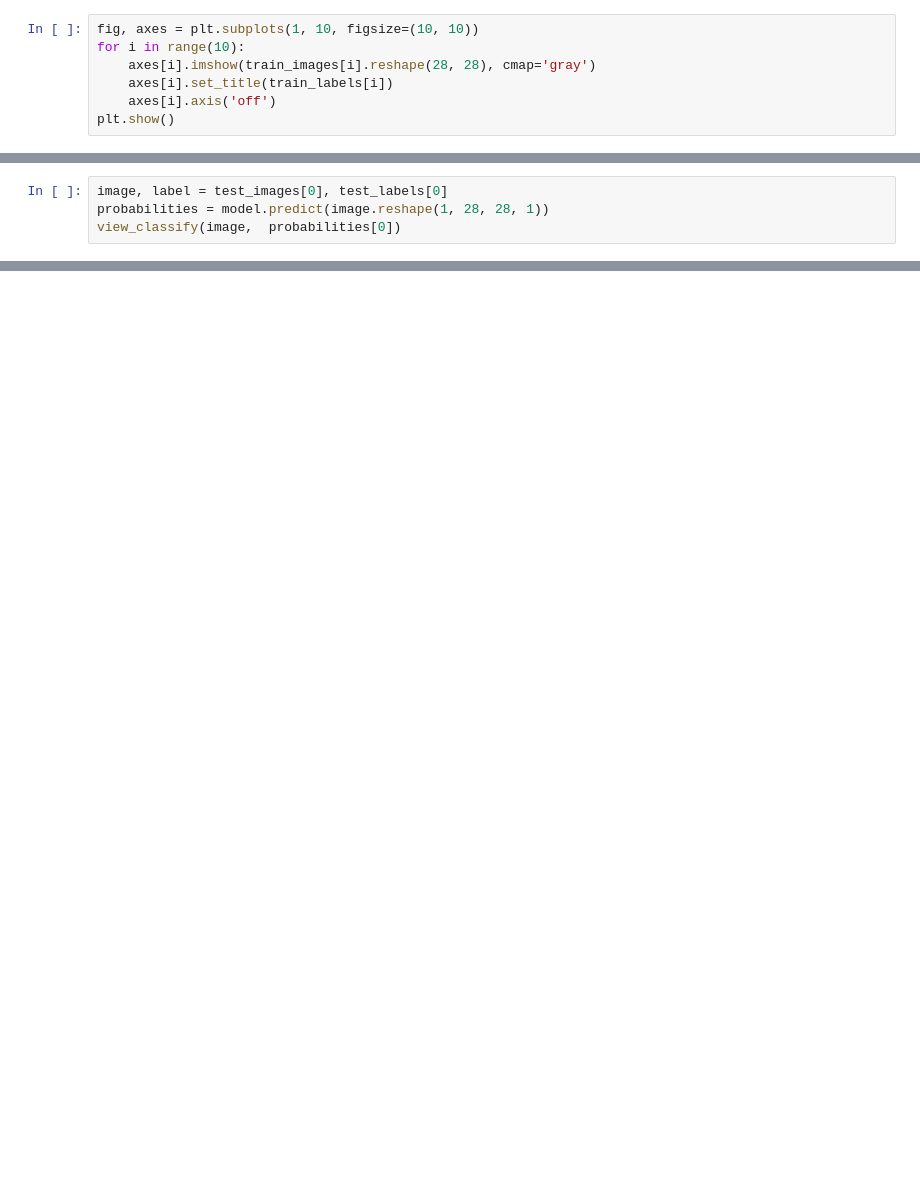
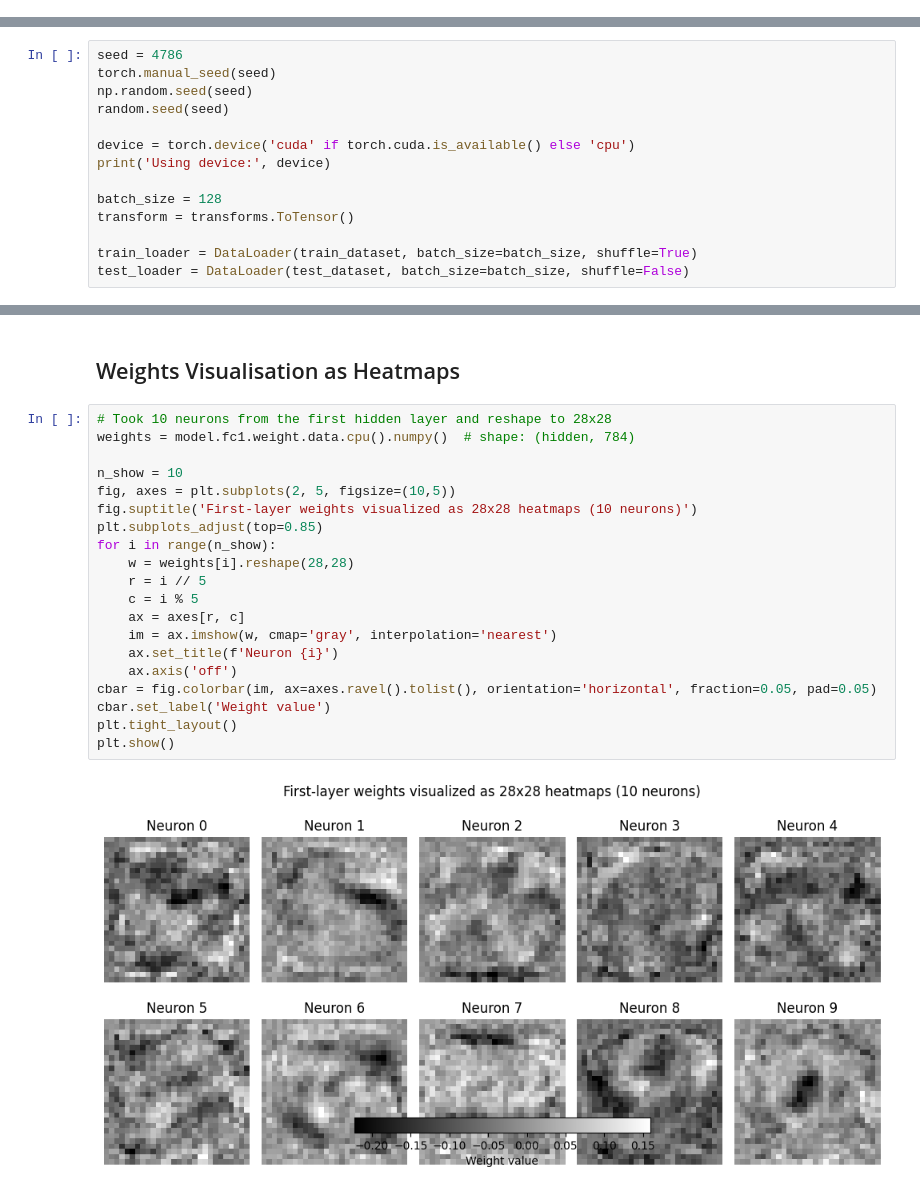
Before and after one commit to ANKIT0407/CS-671-Assignments, a Jupyter notebook: Assignment-1/Part-2.ipynb, the cells around one changed output, grey strips where cells are left out. Drawn from its saved outputs; the diff is of its cells as text; blank space fills up the shorter version.

```diff
--- a/Assignment-1/Part-2.ipynb
+++ b/Assignment-1/Part-2.ipynb
@@ -32,7 +0,0 @@ Shape of the images in the training dataset: (28, 28)
-# %%
-fig, axes = plt.subplots(1, 10, figsize=(10, 10))
-for i in range(10):
-    axes[i].imshow(train_images[i].reshape(28, 28), cmap='gray')
-    axes[i].set_title(train_labels[i])
-    axes[i].axis('off')
-plt.show()
@@ -83,4 +0,0 @@ def view_classify(image, probabilities):
-# %%
-image, label = test_images[0], test_labels[0]
-probabilities = model.predict(image.reshape(1, 28, 28, 1))
-view_classify(image,  probabilities[0])
@@ -95,0 +93,14 @@ Accuracy of the neural network on the 10000 test images: 97.65%
+# %%
+seed = 4786
+torch.manual_seed(seed)
+np.random.seed(seed)
+random.seed(seed)
+
+device = torch.device('cuda' if torch.cuda.is_available() else 'cpu')
+print('Using device:', device)
+
+batch_size = 128
+transform = transforms.ToTensor()
+
+train_loader = DataLoader(train_dataset, batch_size=batch_size, shuffle=True)
+test_loader = DataLoader(test_dataset, batch_size=batch_size, shuffle=False)
@@ -95,0 +186,24 @@ Accuracy of the neural network on the 10000 test images: 97.65%
+# %% [markdown]
+## Weights Visualisation as Heatmaps
+# %%
+# Took 10 neurons from the first hidden layer and reshape to 28x28
+weights = model.fc1.weight.data.cpu().numpy()  # shape: (hidden, 784)
+
+n_show = 10
+fig, axes = plt.subplots(2, 5, figsize=(10,5))
+fig.suptitle('First-layer weights visualized as 28x28 heatmaps (10 neurons)')
+plt.subplots_adjust(top=0.85)
+for i in range(n_show):
+    w = weights[i].reshape(28,28)
+    r = i // 5
+    c = i % 5
+    ax = axes[r, c]
+    im = ax.imshow(w, cmap='gray', interpolation='nearest')
+    ax.set_title(f'Neuron {i}')
+    ax.axis('off')
+cbar = fig.colorbar(im, ax=axes.ravel().tolist(), orientation='horizontal', fraction=0.05, pad=0.05)
+cbar.set_label('Weight value')
+plt.tight_layout()
+plt.show()
+# %% [output]
+[figure, added]
```
Also changed, not shown: parts of 24 cells of this notebook.
